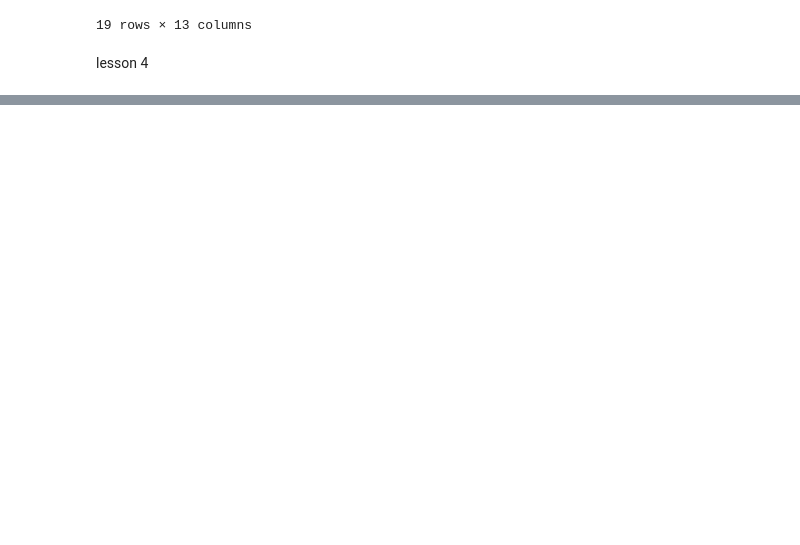
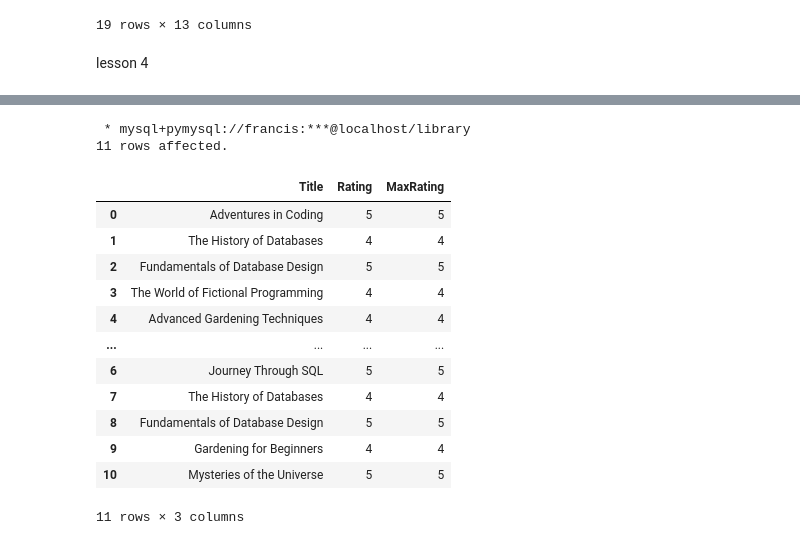
Before and after one commit to manxuan02/greenMark-building, a Jupyter notebook: Lectures/SQL: Try It Yourself.ipynb, the cells around one changed output, grey strips where cells are left out. Saved outputs shown, nothing was run; the diff lists cells and outputs as text; code cells hidden in the pictures; blank space fills up the shorter version.

```diff
--- a/Lectures/SQL: Try It Yourself.ipynb
+++ b/Lectures/SQL: Try It Yourself.ipynb
@@ -199,0 +391,33 @@ UsageError: Cell magic `%%sql` not found.
+# %%
+# List Highest Rated Books in each Genre
+# Modify the query to list the highest-rated book in each genre, using WITH for genre-specific maximum ratings
+
+%%sql
+WITH GenreMax AS (
+  SELECT Genre, MAX(Rating) AS MaxRating
+  FROM BookRatings br
+  INNER JOIN Books b ON br.BookID = b.BookID
+  GROUP BY Genre
+)
+
+SELECT b.Title, br.Rating, g.MaxRating
+FROM Books b
+INNER JOIN BookRatings br ON b.BookID = br.BookID
+INNER JOIN GenreMax g ON b.Genre = g.Genre
+WHERE br.Rating = g.MaxRating;
+# %% [output]
+ * mysql+pymysql://francis:***@localhost/library
+11 rows affected.
+|  | Title | Rating | MaxRating |
+| 0 | Adventures in Coding | 5 | 5 |
+| 1 | The History of Databases | 4 | 4 |
+| 2 | Fundamentals of Database Design | 5 | 5 |
+| 3 | The World of Fictional Programming | 4 | 4 |
+| 4 | Advanced Gardening Techniques | 4 | 4 |
+| ... | ... | ... | ... |
+| 6 | Journey Through SQL | 5 | 5 |
+| 7 | The History of Databases | 4 | 4 |
+| 8 | Fundamentals of Database Design | 5 | 5 |
+| 9 | Gardening for Beginners | 4 | 4 |
+| 10 | Mysteries of the Universe | 5 | 5 |
+11 rows × 3 columns
```
Also changed, not shown: parts of 10 cells of this notebook.
